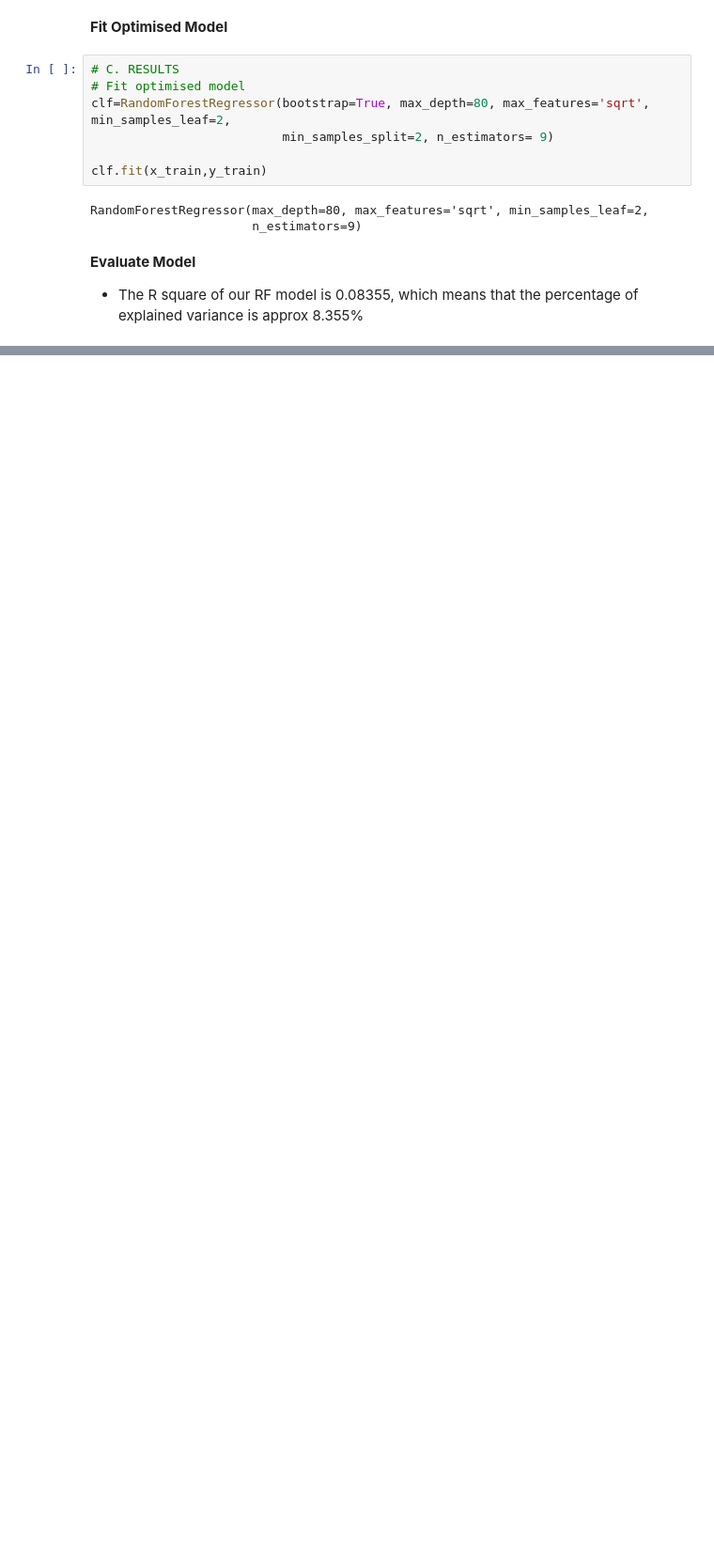
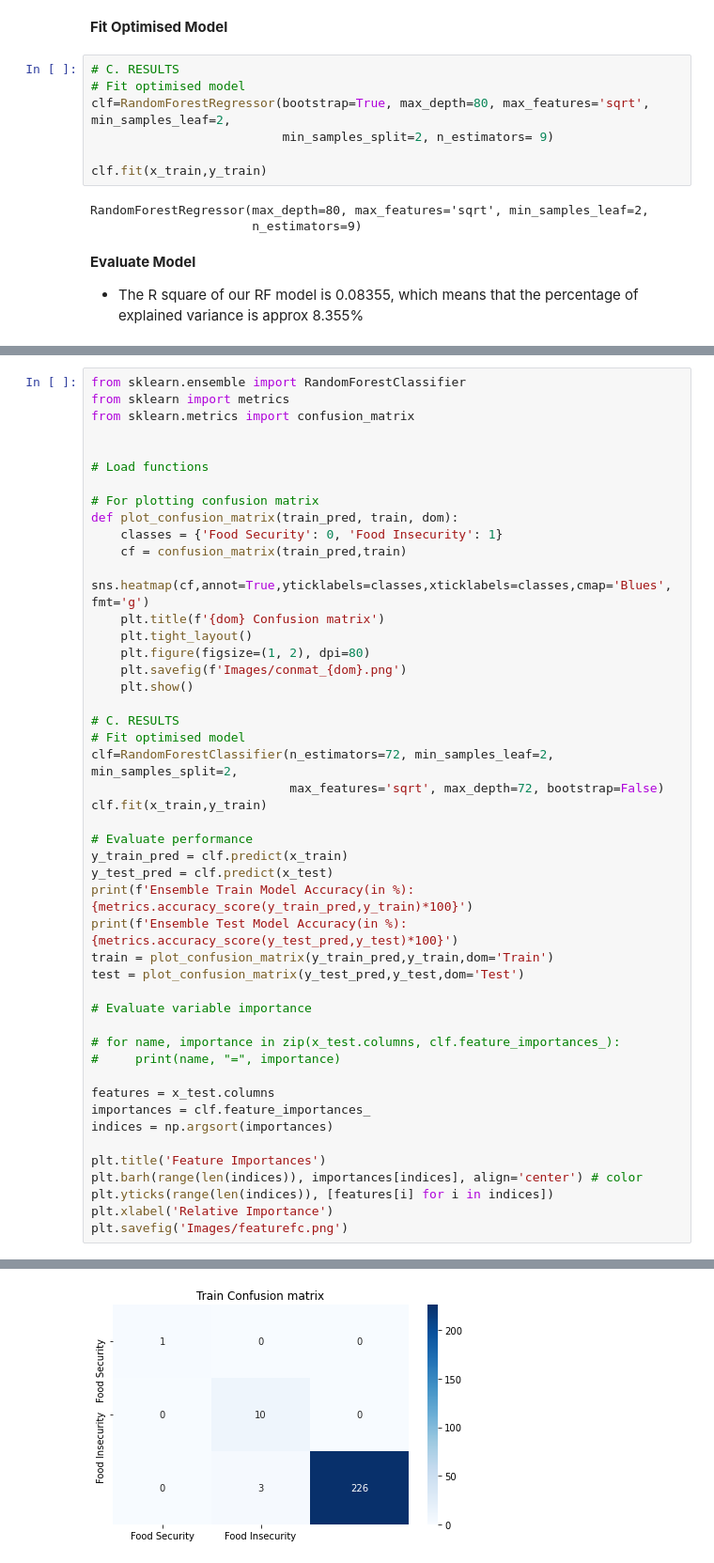
Before and after one commit to Claudia-Offner/MapAction_Dissertation, a Jupyter notebook: 6 - Model_2b_Regressor.ipynb, the cells around one changed output, grey strips where cells are left out. Shown at 94% size. Cells and saved outputs as stored; diff of their text form; blank space fills up the shorter version.

Commit message:
update: classifier not regressor

```diff
--- a/6 - Model_2b_Regressor.ipynb
+++ b/6 - Model_2b_Regressor.ipynb
@@ -207,0 +199,48 @@ Running Time:  0.7795412000000397 seconds
+# %%
+from sklearn.ensemble import RandomForestClassifier
+from sklearn import metrics
+from sklearn.metrics import confusion_matrix
+
+
+# Load functions
+
+# For plotting confusion matrix
+def plot_confusion_matrix(train_pred, train, dom):
+    classes = {'Food Security': 0, 'Food Insecurity': 1}
+    cf = confusion_matrix(train_pred,train)
+    sns.heatmap(cf,annot=True,yticklabels=classes,xticklabels=classes,cmap='Blues', fmt='g')
+    plt.title(f'{dom} Confusion matrix')
+    plt.tight_layout()
+    plt.figure(figsize=(1, 2), dpi=80)
+    plt.savefig(f'Images/conmat_{dom}.png')
+    plt.show()
+
+# C. RESULTS
+# Fit optimised model
+clf=RandomForestClassifier(n_estimators=72, min_samples_leaf=2, min_samples_split=2,
+                           max_features='sqrt', max_depth=72, bootstrap=False)
+clf.fit(x_train,y_train)
+
+# Evaluate performance
+y_train_pred = clf.predict(x_train)
+y_test_pred = clf.predict(x_test)
+print(f'Ensemble Train Model Accuracy(in %): {metrics.accuracy_score(y_train_pred,y_train)*100}')
+print(f'Ensemble Test Model Accuracy(in %): {metrics.accuracy_score(y_test_pred,y_test)*100}')
+train = plot_confusion_matrix(y_train_pred,y_train,dom='Train')
+test = plot_confusion_matrix(y_test_pred,y_test,dom='Test')
+
+# Evaluate variable importance
+
+# for name, importance in zip(x_test.columns, clf.feature_importances_):
+#     print(name, "=", importance)
+
+features = x_test.columns
+importances = clf.feature_importances_
+indices = np.argsort(importances)
+
+plt.title('Feature Importances')
+plt.barh(range(len(indices)), importances[indices], align='center') # color
+plt.yticks(range(len(indices)), [features[i] for i in indices])
+plt.xlabel('Relative Importance')
+plt.savefig('Images/featurefc.png')
+# %% [output]
@@ -207,0 +249 @@ Running Time:  0.7795412000000397 seconds
+[figure, added]
```
Also changed, not shown: parts of 13 cells of this notebook.
